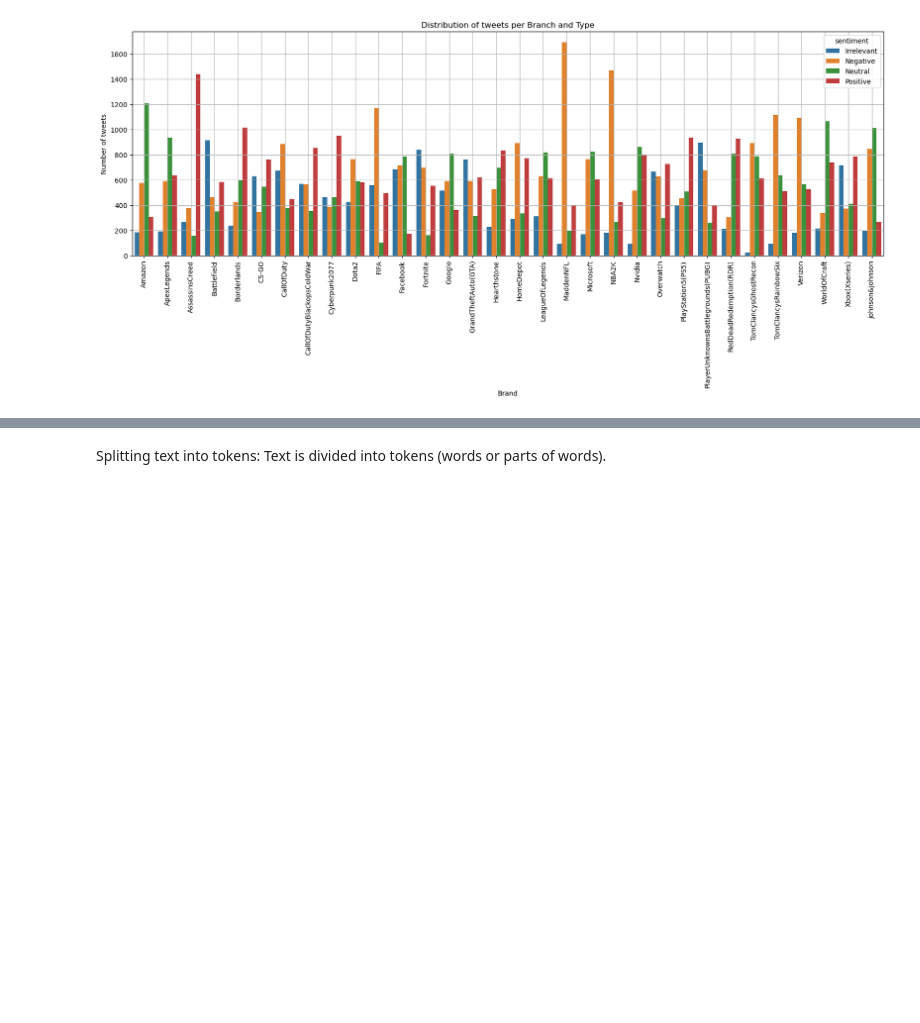
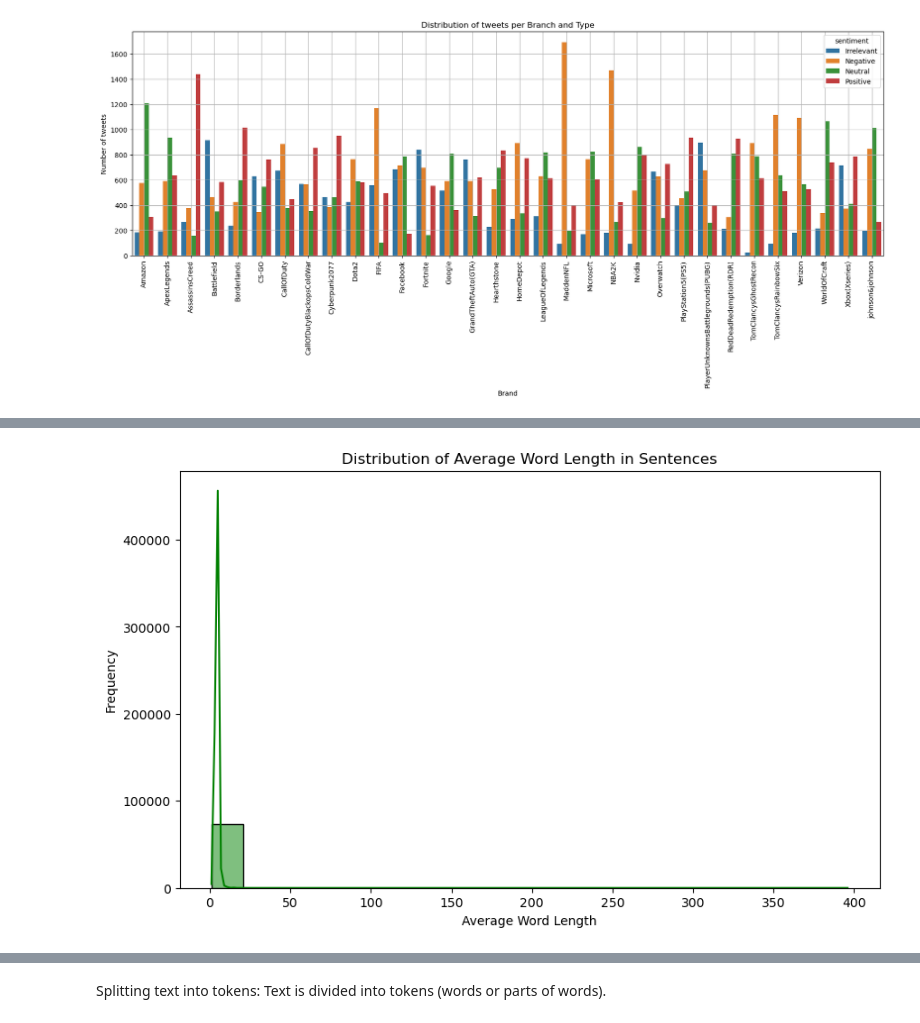
Before and after one commit to Psyhackological/sentimaniac, a Jupyter notebook: src/sentimaniac/mainv2.ipynb, the cells around one changed output, grey strips where cells are left out. Cells and saved outputs as stored; diff of their text form; code cells hidden in the pictures; blank space fills up the shorter version.

```diff
--- a/src/sentimaniac/mainv2.ipynb
+++ b/src/sentimaniac/mainv2.ipynb
@@ -311,0 +359,10 @@ plt.title("Distribution of tweets per Branch and Type");
+# %%
+
+plt.figure(figsize=(10, 6))
+sns.histplot(train_data_plot['avg_word_length'], kde=True, color='green', bins=20)
+plt.title('Distribution of Average Word Length in Sentences')
+plt.xlabel('Average Word Length')
+plt.ylabel('Frequency')
+plt.show()
+# %% [output]
+[figure, added]
```
Also changed, not shown: parts of 16 cells of this notebook.
